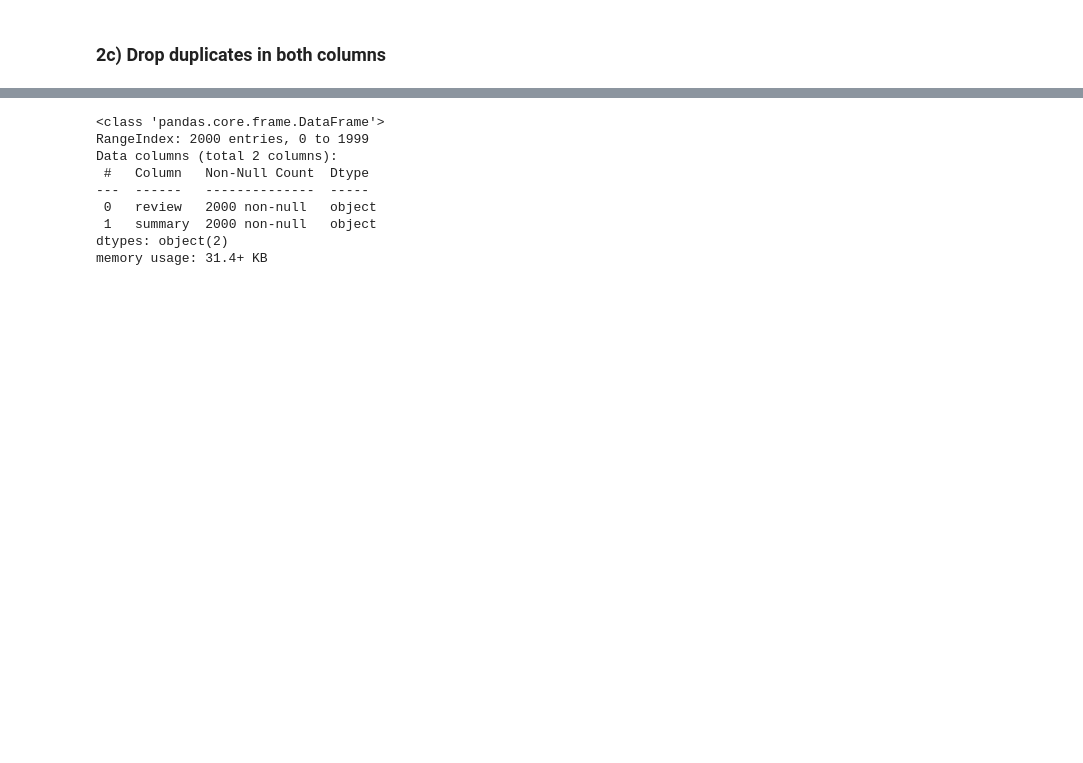
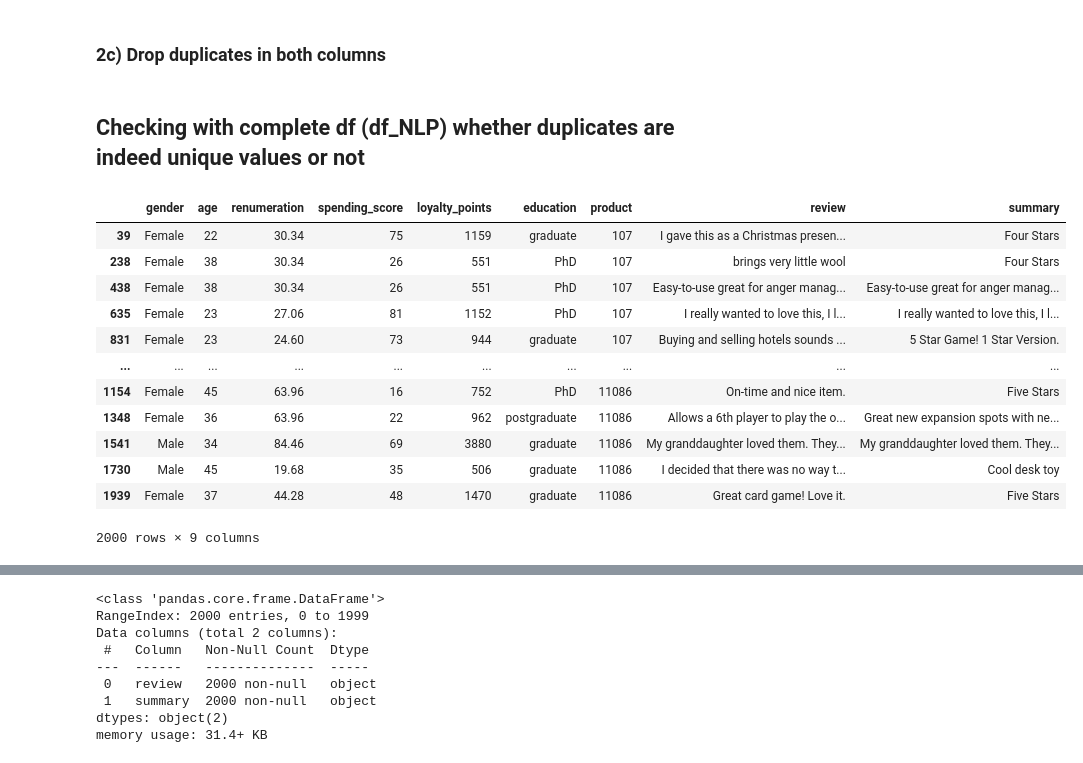
Before and after one commit to mikebenas/LSE_TurtleGames_R_Analysis, a Jupyter notebook: LSE_DA301_Assignment_Python_template.ipynb, the cells around one changed output, grey strips where cells are left out. Cells and saved outputs as stored; diff of their text form; code cells hidden in the pictures; blank space fills up the shorter version.

```diff
--- a/LSE_DA301_Assignment_Python_template.ipynb
+++ b/LSE_DA301_Assignment_Python_template.ipynb
@@ -1355,3 +1353,22 @@ df3new.head()
 | 4 | as my review of gf9s previous scr... | money trap |
 # %% [markdown]
 ### 2c) Drop duplicates in both columns
+# %% [markdown]
+## Checking with complete df (df_NLP) whether duplicates are indeed unique values or not
+# %%
+#Check basis product ID for duplicates
+pd.concat(g for _, g in df_NLP.groupby('product') if len(g) > 1)
+# %% [output]
+|  | gender | age | renumeration | spending_score | loyalty_points | education | product | review | summary |
+| 39 | Female | 22 | 30.34 | 75 | 1159 | graduate | 107 | I gave this as a Christmas presen... | Four Stars |
+| 238 | Female | 38 | 30.34 | 26 | 551 | PhD | 107 | brings very little wool | Four Stars |
+| 438 | Female | 38 | 30.34 | 26 | 551 | PhD | 107 | Easy-to-use great for anger manag... | Easy-to-use great for anger manag... |
+| 635 | Female | 23 | 27.06 | 81 | 1152 | PhD | 107 | I really wanted to love this, I l... | I really wanted to love this, I l... |
+| 831 | Female | 23 | 24.60 | 73 | 944 | graduate | 107 | Buying and selling hotels sounds ... | 5 Star Game! 1 Star Version. |
+| ... | ... | ... | ... | ... | ... | ... | ... | ... | ... |
+| 1154 | Female | 45 | 63.96 | 16 | 752 | PhD | 11086 | On-time and nice item. | Five Stars |
+| 1348 | Female | 36 | 63.96 | 22 | 962 | postgraduate | 11086 | Allows a 6th player to play the o... | Great new expansion spots with ne... |
+| 1541 | Male | 34 | 84.46 | 69 | 3880 | graduate | 11086 | My granddaughter loved them. They... | My granddaughter loved them. They... |
+| 1730 | Male | 45 | 19.68 | 35 | 506 | graduate | 11086 | I decided that there was no way t... | Cool desk toy |
+| 1939 | Female | 37 | 44.28 | 48 | 1470 | graduate | 11086 | Great card game! Love it. | Five Stars |
+2000 rows × 9 columns
```
Also changed, not shown: parts of 21 cells of this notebook, 1 other file.
